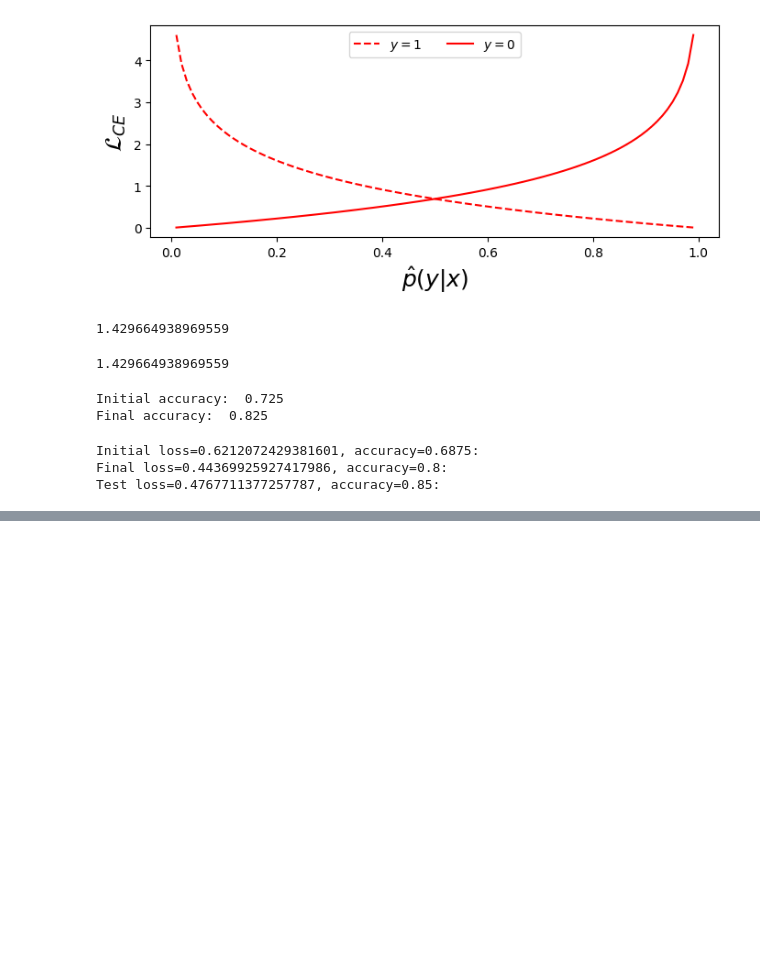
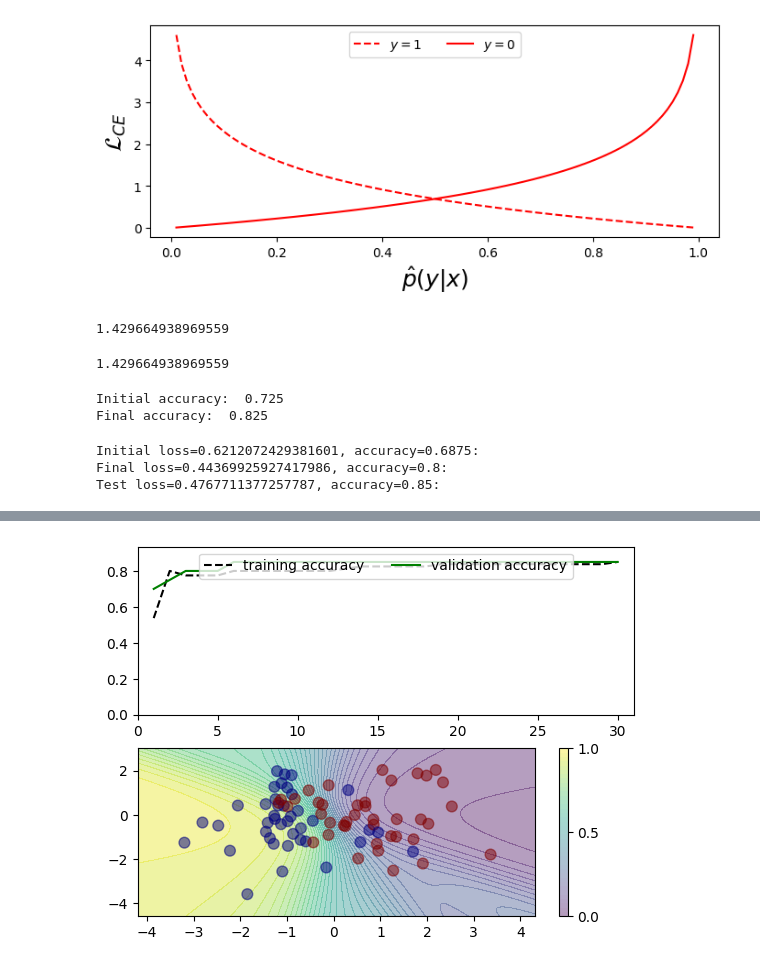
Before and after one commit to ayseberfinozcubuk/Microsoft-AI-course-for-beginners, a Jupyter notebook: 3-NeuralNetworks/04-OwnFramework/OwnFramework.ipynb, the cells around one changed output, grey strips where cells are left out. Cells and saved outputs as stored; diff of their text form; code cells hidden in the pictures; blank space fills up the shorter version.

```diff
--- a/3-NeuralNetworks/04-OwnFramework/OwnFramework.ipynb
+++ b/3-NeuralNetworks/04-OwnFramework/OwnFramework.ipynb
@@ -380,0 +442,13 @@ Test loss=0.4767711377257787, accuracy=0.85:
+# %%
+def plot_training_progress(x, y_data, fig, ax):
+    styles = ['k--', 'g-']
+    # remove previous plot
+    for line in ax.lines:
+        line.remove()
+
+    # draw updated lines
+    for i in range(len(y_data)):
+        ax.plot(x, y_data[i], styles[i])
+
+    # A legend is a key that explains what each element (line, marker, etc.) in the plot represents.
+    ax.legend(ax.lines, ['training accuracy', 'validation accuracy'], loc='upper center', ncol = 2)
@@ -380,0 +494,24 @@ Test loss=0.4767711377257787, accuracy=0.85:
+# %%
+# Multi-Layered Models
+# Adding several linear layers, however, in between linear layers we need to have a non-linear activation function, such as tanh
+# Without such non-linearity, several linear layers would have the same expressive power as just one layers - because composition of linear functions is also linear!
+
+class Tanh:
+    def forward(self,x):
+        y = np.tanh(x)  # Computes hyperbolic tangent element-wise.
+        self.y = y
+        return y
+    def backward(self,dy):
+        return (1.0-self.y**2)*dy
+# %%
+# two layered network
+net = Net()
+net.add(Linear(2,10))
+net.add(Tanh())
+net.add(Linear(10,2))
+net.add(Softmax())
+loss = CrossEntropyLoss()
+# %%
+res = train_and_plot(30,net,lr=0.01)
+# %% [output]
+[figure, added]
```
Also changed, not shown: parts of 8 cells of this notebook.
